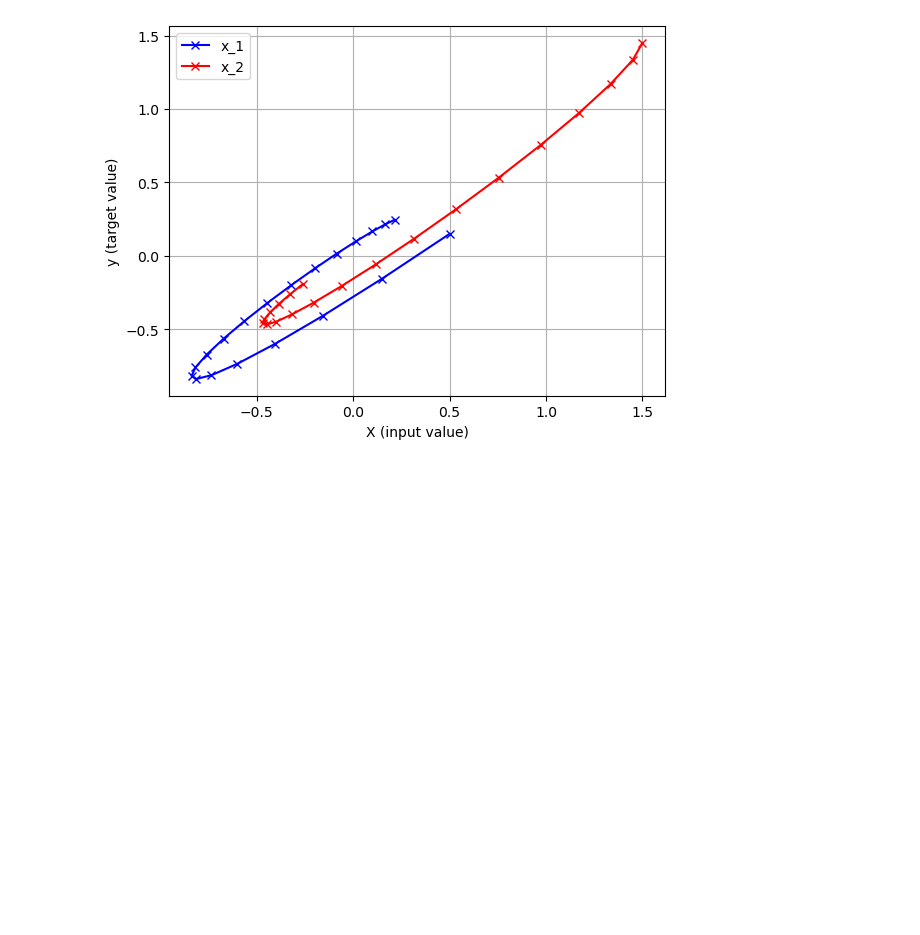
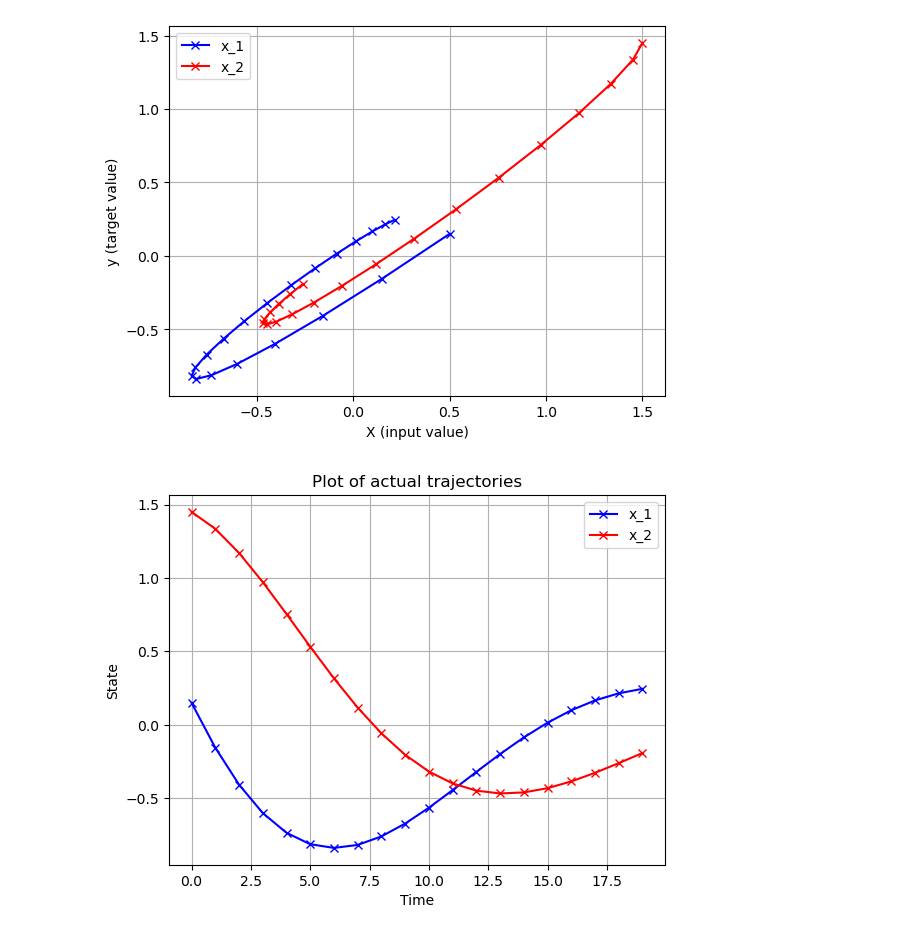
Before and after one commit to XavierVI/Intro_to_machine_learning_assignments, a Jupyter notebook: midterm_project/task3_and_4.ipynb, the cells around one changed output. Cells and saved outputs as stored; diff of their text form; code cells hidden in the pictures; blank space fills up the shorter version.

```diff
--- a/midterm_project/task3_and_4.ipynb
+++ b/midterm_project/task3_and_4.ipynb
@@ -68,6 +67,18 @@ plt.grid(True)
 plt.show()
 # %% [output]
 [figure]
+# %%
+# trajectory of each variable vs. time
+plt.plot(T, y[:, 0], '-xb', label="x_1")
+plt.plot(T, y[:, 1], '-xr', label="x_2")
+plt.xlabel('Time')
+plt.ylabel('State')
+plt.title('Plot of actual trajectories')
+plt.legend(['x_1', 'x_2'])
+plt.grid(True)
+plt.show()
+# %% [output]
+[figure, added]
 # %%
 # training two different models for each dimension
 model1 = RegressionTree(leaf_size=8)
```
Also changed, not shown: parts of 9 cells of this notebook, 2 other files.
